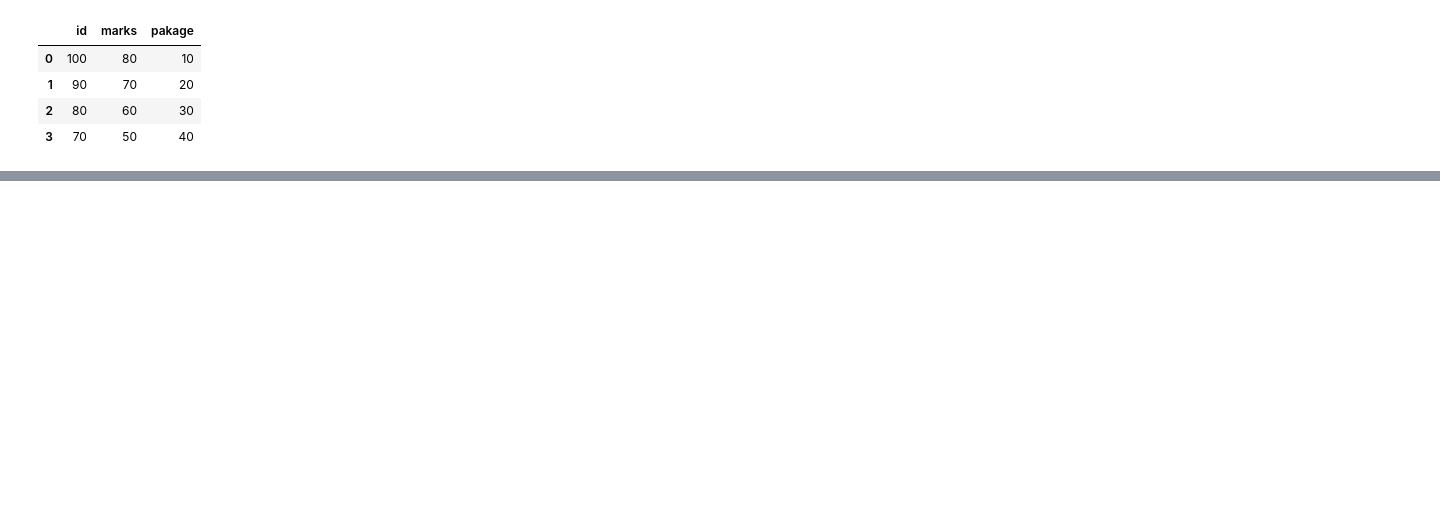
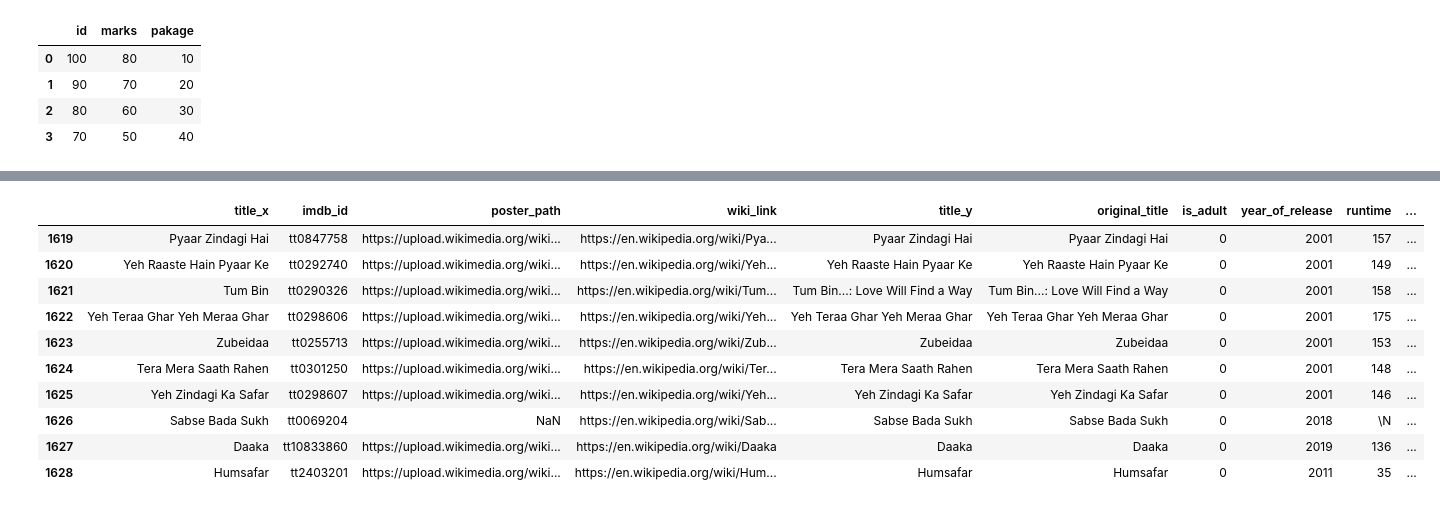
Before and after one commit to Rohansinghjadoan/Pandas, a Jupyter notebook: dataframe/1.dataframe.ipynb, the cells around one changed output, grey strips where cells are left out. Cells and saved outputs as stored; diff of their text form; code cells hidden in the pictures; blank space fills up the shorter version.

```diff
--- a/dataframe/1.dataframe.ipynb
+++ b/dataframe/1.dataframe.ipynb
@@ -32,0 +127,18 @@ pd.DataFrame(student_dict)
+# %%
+## head and tail
+movies.head()  # first 5 rows
+movies.tail()  # last 5 rows
+movies.head(10)  # first 10 rows
+movies.tail(10)  # last 10 rows
+# %% [output]
+|  | title_x | imdb_id | poster_path | wiki_link | title_y | original_title | is_adult | year_of_release | runtime | ... |
+| 1619 | Pyaar Zindagi Hai | tt0847758 | https://upload.wikimedia.org/wiki... | https://en.wikipedia.org/wiki/Pya... | Pyaar Zindagi Hai | Pyaar Zindagi Hai | 0 | 2001 | 157 | ... |
+| 1620 | Yeh Raaste Hain Pyaar Ke | tt0292740 | https://upload.wikimedia.org/wiki... | https://en.wikipedia.org/wiki/Yeh... | Yeh Raaste Hain Pyaar Ke | Yeh Raaste Hain Pyaar Ke | 0 | 2001 | 149 | ... |
+| 1621 | Tum Bin | tt0290326 | https://upload.wikimedia.org/wiki... | https://en.wikipedia.org/wiki/Tum... | Tum Bin...: Love Will Find a Way | Tum Bin...: Love Will Find a Way | 0 | 2001 | 158 | ... |
+| 1622 | Yeh Teraa Ghar Yeh Meraa Ghar | tt0298606 | https://upload.wikimedia.org/wiki... | https://en.wikipedia.org/wiki/Yeh... | Yeh Teraa Ghar Yeh Meraa Ghar | Yeh Teraa Ghar Yeh Meraa Ghar | 0 | 2001 | 175 | ... |
+| 1623 | Zubeidaa | tt0255713 | https://upload.wikimedia.org/wiki... | https://en.wikipedia.org/wiki/Zub... | Zubeidaa | Zubeidaa | 0 | 2001 | 153 | ... |
+| 1624 | Tera Mera Saath Rahen | tt0301250 | https://upload.wikimedia.org/wiki... | https://en.wikipedia.org/wiki/Ter... | Tera Mera Saath Rahen | Tera Mera Saath Rahen | 0 | 2001 | 148 | ... |
+| 1625 | Yeh Zindagi Ka Safar | tt0298607 | https://upload.wikimedia.org/wiki... | https://en.wikipedia.org/wiki/Yeh... | Yeh Zindagi Ka Safar | Yeh Zindagi Ka Safar | 0 | 2001 | 146 | ... |
+| 1626 | Sabse Bada Sukh | tt0069204 | NaN | https://en.wikipedia.org/wiki/Sab... | Sabse Bada Sukh | Sabse Bada Sukh | 0 | 2018 | \N | ... |
+| 1627 | Daaka | tt10833860 | https://upload.wikimedia.org/wiki... | https://en.wikipedia.org/wiki/Daaka | Daaka | Daaka | 0 | 2019 | 136 | ... |
+| 1628 | Humsafar | tt2403201 | https://upload.wikimedia.org/wiki... | https://en.wikipedia.org/wiki/Hum... | Humsafar | Humsafar | 0 | 2011 | 35 | ... |
```
Also changed, not shown: parts of 15 cells of this notebook.
